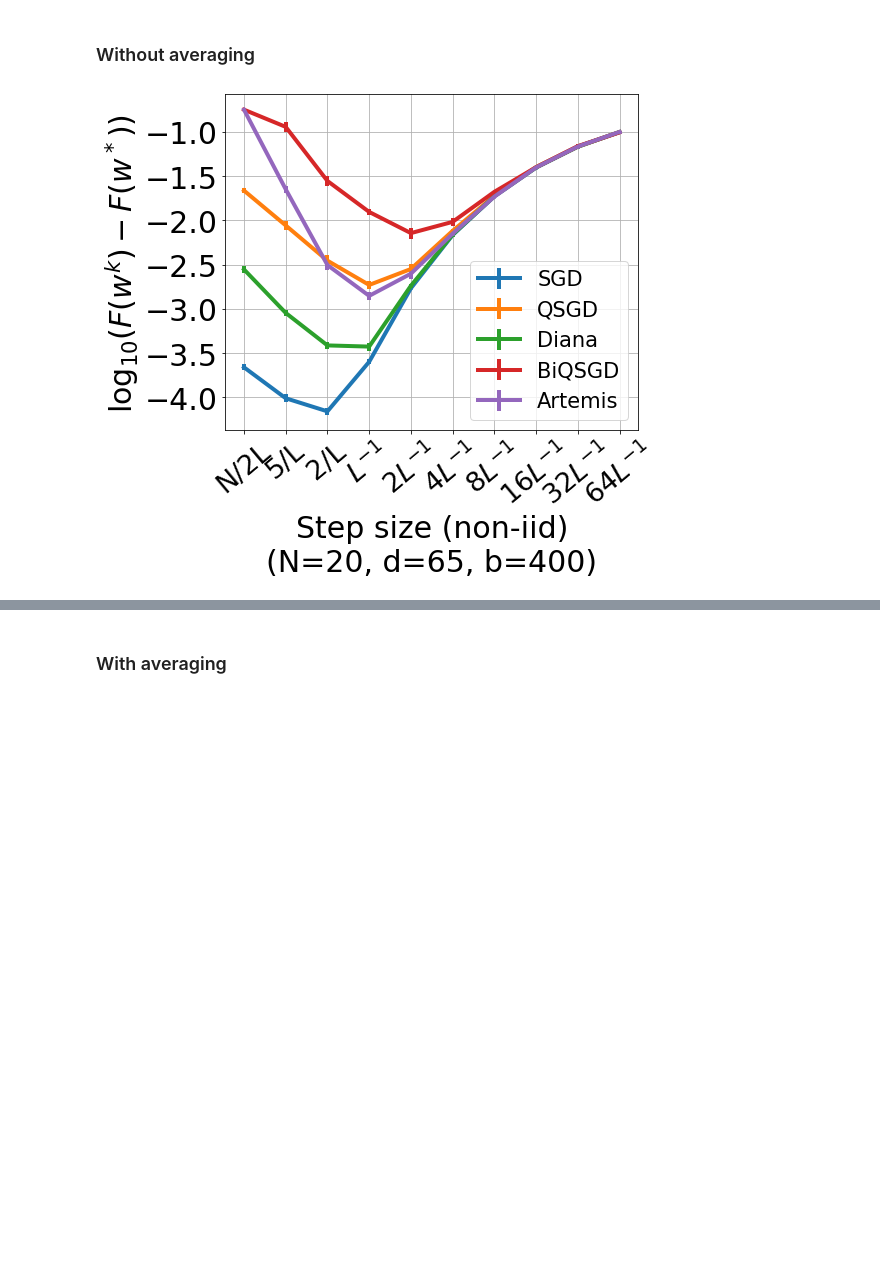
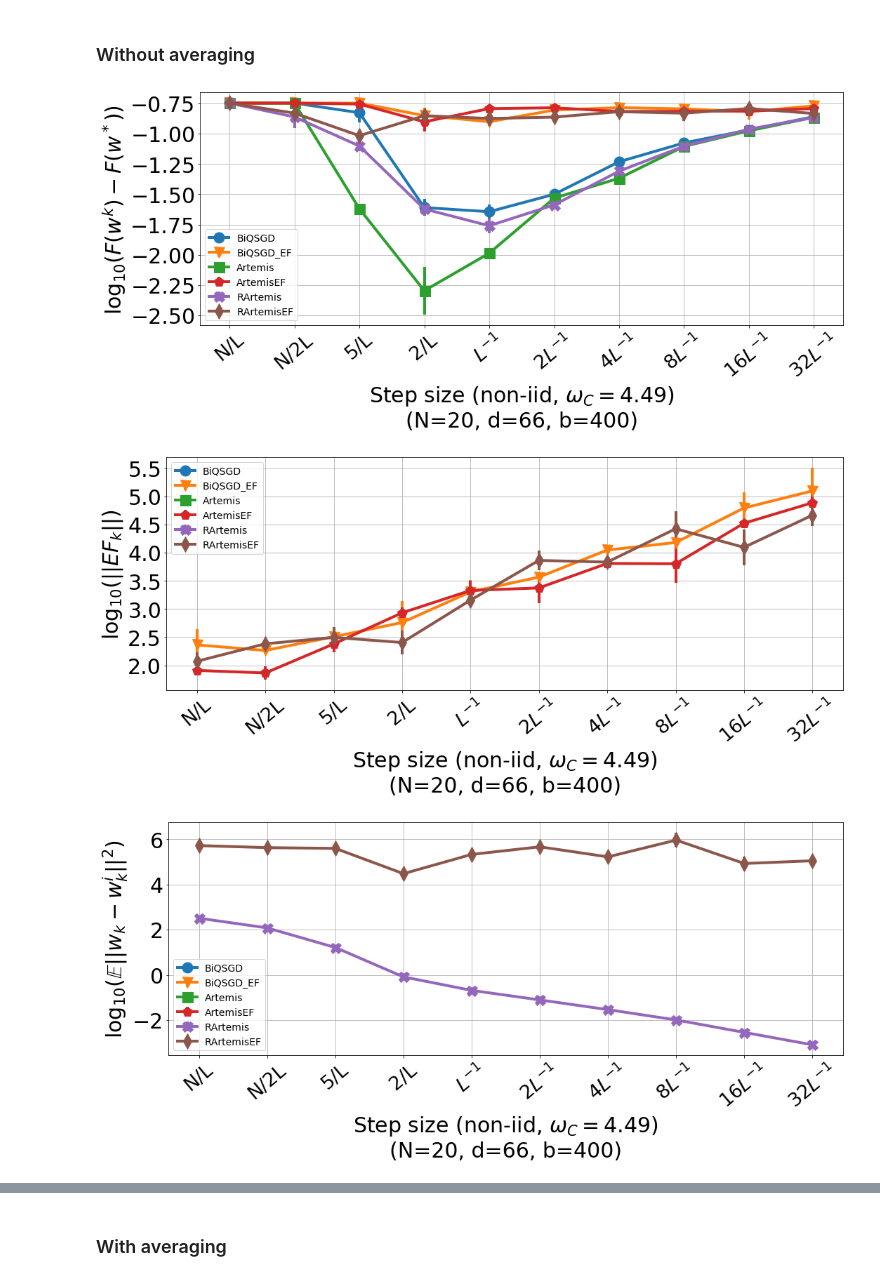
Before and after one commit to philipco/artemis-bidirectional-compression, a Jupyter notebook: notebook/quantum-gamma-limit.ipynb, the cells around one changed output, grey strips where cells are left out. Drawn from its saved outputs; the diff is of its cells as text; code cells hidden in the pictures; blank space fills up the shorter version.

```diff
--- a/notebook/quantum-gamma-limit.ipynb
+++ b/notebook/quantum-gamma-limit.ipynb
@@ -117,7 +117,7 @@ ratio of state 1 on this device:  0.4212860310421286
 cost_models = build_several_cost_model(LogisticModel, X_r, Y_r, nb_devices_for_the_run)
 # %%
 %%time
-obj_min_by_N_descent = SGD_Descent(Parameters(n_dimensions = dim_notebook + 1,
+obj_min_by_N_descent = SGD_Descent(Parameters(n_dimensions = dim_notebook,
                                                 nb_devices=nb_cluster,
                                                 nb_epoch=10000,
                                                 momentum = 0.,
@@ -143,5 +145,8 @@ Wall time: 41min 50s
 # %%
-step_formula = [(lambda it, L, omega, N: 20 / (2*L)),
+scenario="step"
+
+step_formula = [(lambda it, L, omega, N: 40 / (2*L)),
+                (lambda it, L, omega, N: 20 / (2*L)),
                 (lambda it, L, omega, N: 5 / L),
                 (lambda it, L, omega, N: 2 / L),
                 (lambda it, L, omega, N: 1 / L),
@@ -149,11 +154,11 @@ step_formula = [(lambda it, L, omega, N: 20 / (2*L)),
                 (lambda it, L, omega, N: 1 / (4*L)),
                 (lambda it, L, omega, N: 1 / (8*L)),
                 (lambda it, L, omega, N: 1 / (16*L)),
-                (lambda it, L, omega, N: 1 / (32*L)),
-                (lambda it, L, omega, N: 1 / (64*L)),
+                (lambda it, L, omega, N: 1 / (32*L))
                 ]
 
-label_step_formula = ["N/2L",
+label_step_formula = ["N/L",
+                      "N/2L",
                 "5/L",
                 "2/L",
                 "$L^{-1}$",
@@ -161,6 +166,5 @@ label_step_formula = ["N/2L",
                 "$4L^{-1}$",
                 "$8L^{-1}$",
                 "$16L^{-1}$",
-                "$32L^{-1}$",
-                "$64L^{-1}$",
+                "$32L^{-1}$"
                 ]
@@ -226,0 +173,10 @@ Wall time: 11h 29min 42s
+# %%
+compression = RandomSparsification(12, dim_notebook, biased=False)
+omega_c = "$\omega_C = " + str(compression.omega_c)[:4] + "$"
+print("omega C : {0}".format(compression.omega_c))
+# %%
+%%time
+batch_size = 400
+
+run_for_different_scenarios(cost_models, ARTEMIS_LIKE_ALGO[1:], step_formula, label_step_formula, filename,
+                            batch_size, stochastic=False, scenario=scenario, compression=compression, nb_epoch=100)
@@ -228,11 +188,26 @@ Wall time: 11h 29min 42s
 ### Without averaging
 # %%
 batch_size = 400
+
 obj = pickle_loader(filename + "-noniid-obj_min")
-res = pickle_loader("{0}-alldescent".format(filename))
+res = pickle_loader("{0}-{1}".format(filename, scenario))
 
 plot_error_dist(res.get_loss(obj), res.names, res.nb_devices_for_the_run, dim_notebook, batch_size=batch_size,
-               all_error=res.get_std(obj), x_legend="Step size (non-iid)", one_on_two_points=False,
-               xlabels=label_step_formula)
+                all_error=res.get_std(obj), x_legend="Step size (non-iid, {0})".format(omega_c),
+                one_on_two_points=False, xlabels=label_step_formula)
+
+plot_error_dist(res.get_error_feedback(), res.names, res.nb_devices_for_the_run, dim_notebook, batch_size=batch_size,
+                all_error=res.get_error_feedback_std(), x_legend="Step size (non-iid, {0})".format(omega_c),
+                one_on_two_points=False, xlabels=label_step_formula, ylegends="ef")
+
+plot_error_dist(res.get_distance_to_model(), res.names, res.nb_devices_for_the_run, dim_notebook, batch_size=batch_size,
+                all_error=res.get_distance_to_model_std(), x_legend="Step size (non-iid, {0})".format(omega_c),
+                one_on_two_points=False, xlabels=label_step_formula, ylegends="rand_dist")
+
+plot_error_dist(res.get_var_models(), res.names, res.nb_devices_for_the_run, dim_notebook, batch_size=batch_size,
+                all_error=res.get_var_models_std(), x_legend="Step size (non-iid, {0})".format(omega_c),
+                one_on_two_points=False, xlabels=label_step_formula, ylegends="rand_var")
 # %% [output]
-[figure, old version]
+[figure, new version]
+[figure, added]
+[figure, added]
```
Also changed, not shown: parts of 25 cells of this notebook, 3 other files.
